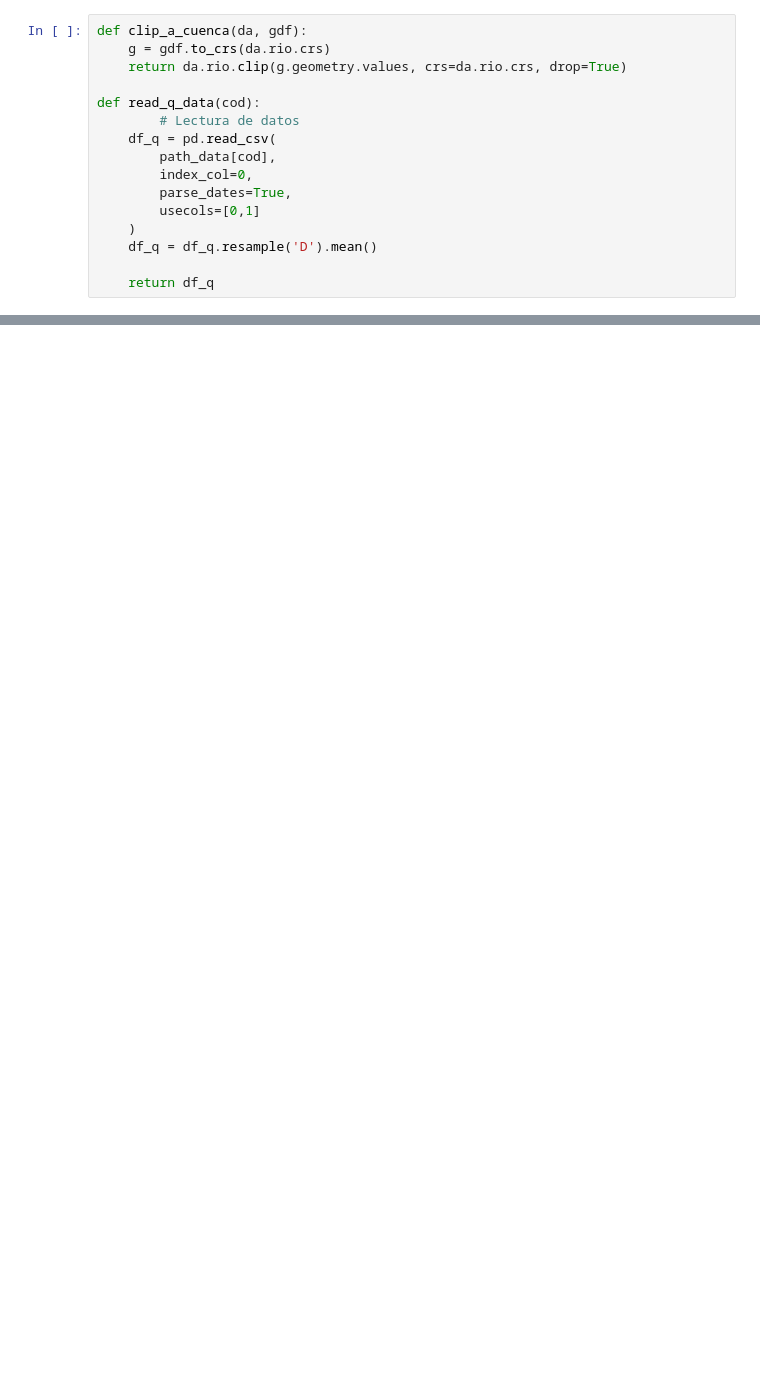
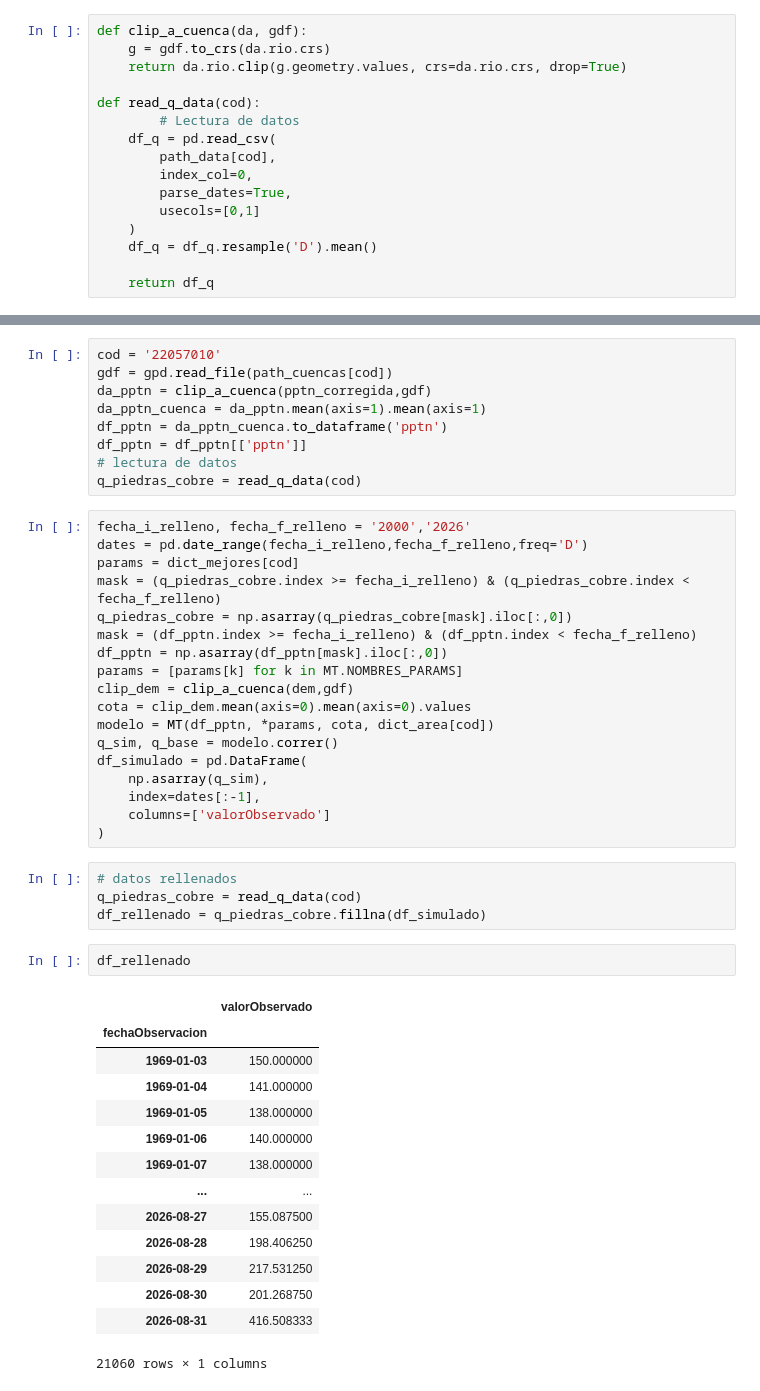
Before and after one commit to Juliant06/hidrologia_saldana, a Jupyter notebook: hidrologia_saldana.ipynb, the cells around one changed output, grey strips where cells are left out. Saved outputs shown, nothing was run; the diff lists cells and outputs as text; blank space fills up the shorter version.

```diff
--- a/hidrologia_saldana.ipynb
+++ b/hidrologia_saldana.ipynb
@@ -670,0 +445,48 @@ for idx,file in enumerate(files_estaciones):
+# %%
+cod = '22057010'
+gdf = gpd.read_file(path_cuencas[cod])
+da_pptn = clip_a_cuenca(pptn_corregida,gdf)
+da_pptn_cuenca = da_pptn.mean(axis=1).mean(axis=1)
+df_pptn = da_pptn_cuenca.to_dataframe('pptn')
+df_pptn = df_pptn[['pptn']]
+# lectura de datos
+q_piedras_cobre = read_q_data(cod)
+# %%
+fecha_i_relleno, fecha_f_relleno = '2000','2026'
+dates = pd.date_range(fecha_i_relleno,fecha_f_relleno,freq='D')
+params = dict_mejores[cod]
+mask = (q_piedras_cobre.index >= fecha_i_relleno) & (q_piedras_cobre.index < fecha_f_relleno)
+q_piedras_cobre = np.asarray(q_piedras_cobre[mask].iloc[:,0])
+mask = (df_pptn.index >= fecha_i_relleno) & (df_pptn.index < fecha_f_relleno)
+df_pptn = np.asarray(df_pptn[mask].iloc[:,0])
+params = [params[k] for k in MT.NOMBRES_PARAMS]
+clip_dem = clip_a_cuenca(dem,gdf)
+cota = clip_dem.mean(axis=0).mean(axis=0).values
+modelo = MT(df_pptn, *params, cota, dict_area[cod])
+q_sim, q_base = modelo.correr()
+df_simulado = pd.DataFrame(
+    np.asarray(q_sim),
+    index=dates[:-1],
+    columns=['valorObservado']
+)
+# %%
+# datos rellenados
+q_piedras_cobre = read_q_data(cod)
+df_rellenado = q_piedras_cobre.fillna(df_simulado)
+# %%
+df_rellenado
+# %% [output]
+|  | valorObservado |
+| fechaObservacion |  |
+| 1969-01-03 | 150.000000 |
+| 1969-01-04 | 141.000000 |
+| 1969-01-05 | 138.000000 |
+| 1969-01-06 | 140.000000 |
+| 1969-01-07 | 138.000000 |
+| ... | ... |
+| 2026-08-27 | 155.087500 |
+| 2026-08-28 | 198.406250 |
+| 2026-08-29 | 217.531250 |
+| 2026-08-30 | 201.268750 |
+| 2026-08-31 | 416.508333 |
+21060 rows × 1 columns
```
Also changed, not shown: parts of 37 cells of this notebook.
